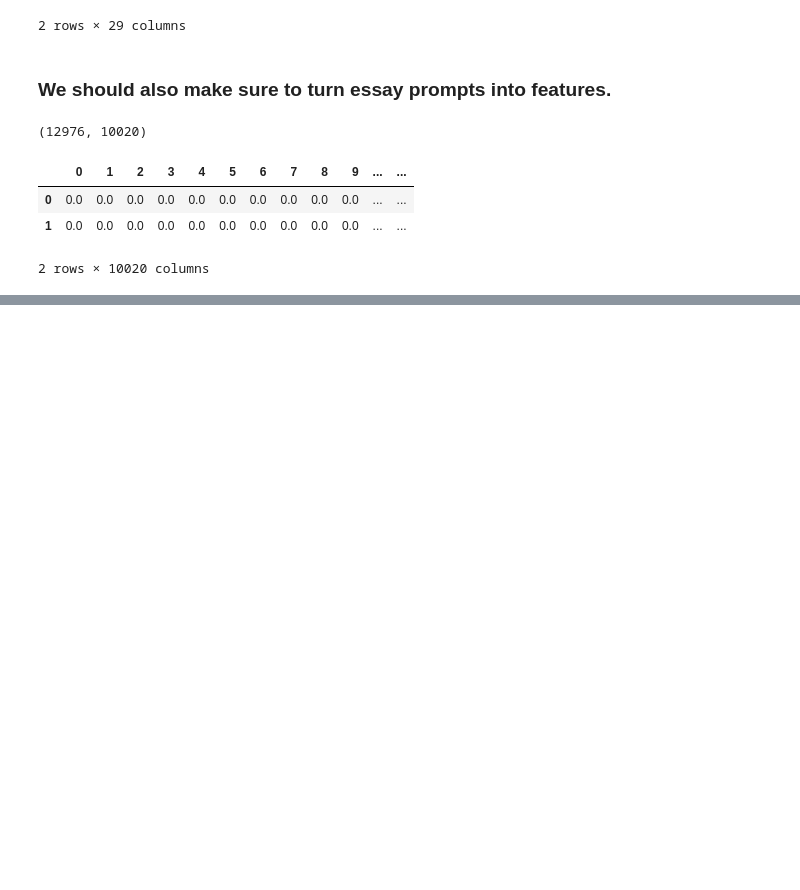
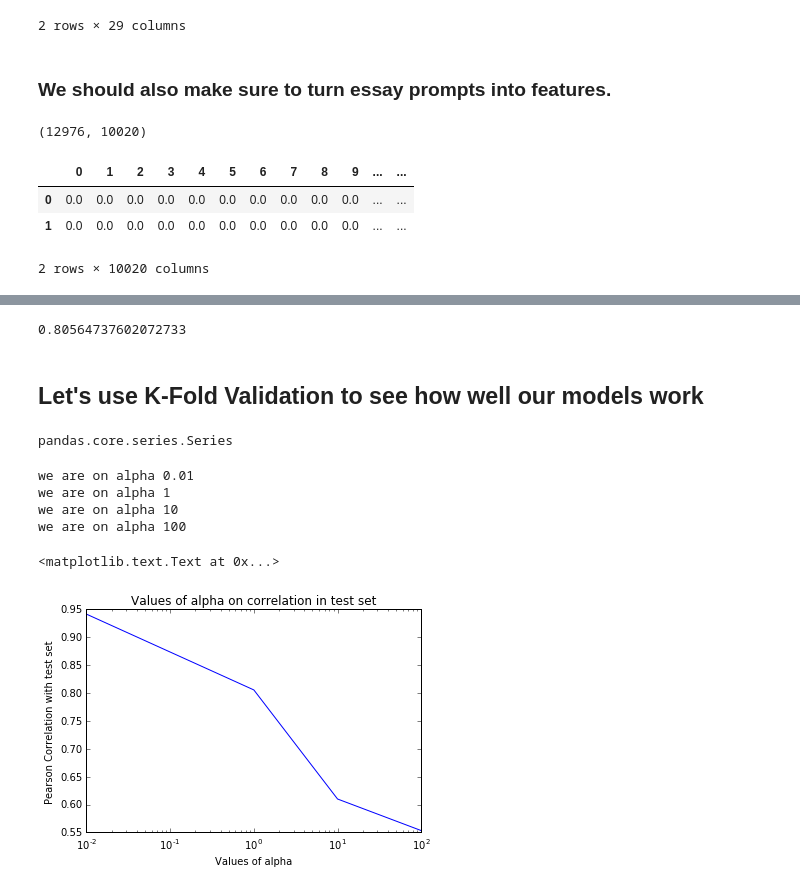
Before and after one commit to noahyonack/AutomaticEssayGrading, a Jupyter notebook: turban_yonack_cs109a_milestone4.ipynb, the cells around one changed output, grey strips where cells are left out. Saved outputs shown, nothing was run; the diff lists cells and outputs as text; code cells hidden in the pictures; blank space fills up the shorter version.

```diff
--- a/turban_yonack_cs109a_milestone4.ipynb
+++ b/turban_yonack_cs109a_milestone4.ipynb
@@ -86,3 +86,0 @@ LinReg = LinearRegression(n_jobs=-1)
-# %%
-LinReg.fit(X, y)
-LinReg.score(X)
@@ -88,0 +96,4 @@ LinReg.score(X)
+# %%
+# Here is a lasso
+lasso  = Lasso(1)
+lasso.fit(X,y)
@@ -88,0 +123,67 @@ LinReg.score(X)
+# %%
+r_value = pearsonr(y, y_predict)[0]
+r_value
+# %% [output]
+0.80564737602072733
+# %% [markdown]
+## Let's use K-Fold Validation to see how well our models work
+# %%
+# convert from panda to numpy array
+X_np = np.array(X)
+# %% [output]
+pandas.core.series.Series
+# %%
+## THIS TAKES LIKE 5 MINUTES TO RUN
+## ONLY RUN IF YOU REALLY WANT TO
+
+n = len(X_np)
+
+# fold n times
+n_folds = 2
+
+# gives us the different folds of our data to test against
+kf = KFold(n, n_folds=n_folds, shuffle = True)
+
+
+alpha_list = [.01 , 1, 10, 100]
+
+r_value = []
+## Let's iterate through different alphas,
+# this takes forever, so I wont use that many values
+for alpha in alpha_list:
+
+    r_temp = []
+
+    print "we are on alpha", alpha
+
+    ## this gives us the different data to test on.
+    for train_index, test_index in kf:
+        x_train_fold, x_test_fold = X_np[train_index], X_np[test_index]
+        y_train_fold, y_test_fold = y[train_index], y[test_index]
+
+
+
+        lasso = Lasso(alpha)
+
+        # fit on the training data
+        lasso.fit(x_train_fold, y_train_fold)
+
+        y_pred = lasso.predict(x_test_fold)
+
+        ## append on the different r values
+        r_temp.append(pearsonr(y_test_fold, y_pred)[0])
+
+    r_value.append(np.mean(r_temp))
+# %% [output]
+we are on alpha 0.01
+we are on alpha 1
+we are on alpha 10
+we are on alpha 100
+# %%
+plt.semilogx(alpha_list, r_value)
+plt.title("Values of alpha on correlation in test set")
+plt.xlabel("Values of alpha")
+plt.ylabel("Pearson Correlation with test set")`
+# %% [output]
+<matplotlib.text.Text at 0x...>
+[figure, added]
```
Also changed, not shown: parts of 12 cells of this notebook.
